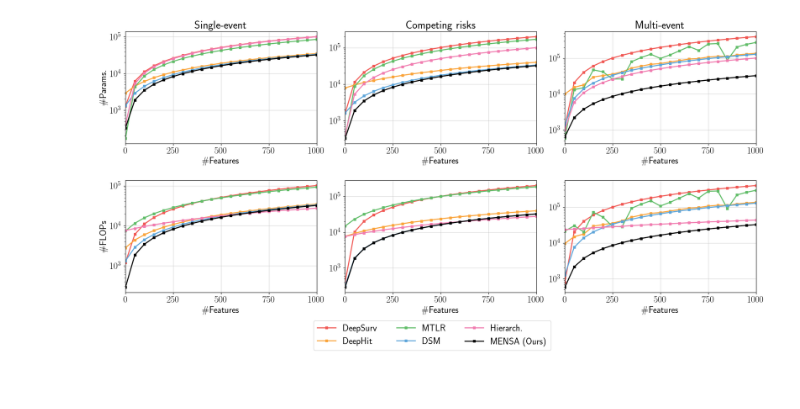
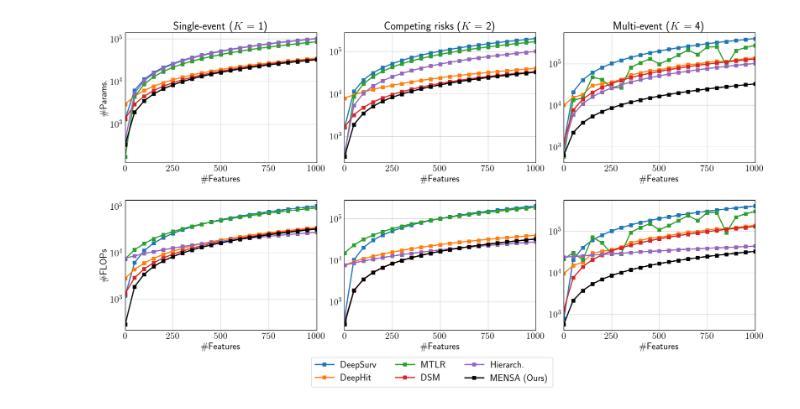
Before and after one commit to thecml/mensa, a Jupyter notebook: notebooks/plot_model_complex.ipynb, the cells around one changed output. Saved outputs shown, nothing was run; the diff lists cells and outputs as text; code cells hidden in the pictures; blank space fills up the shorter version.

Commit message:
Updated plotting

```diff
--- a/notebooks/plot_model_complex.ipynb
+++ b/notebooks/plot_model_complex.ipynb
@@ -19,12 +19,9 @@ matplotlib_style = 'default'
 import matplotlib.pyplot as plt; plt.style.use(matplotlib_style)
 plt.rcParams.update({'axes.labelsize': 'medium',
                      'axes.titlesize': 'large',
-                     'font.size': 18.0,
+                     'font.size': 16.0,
                      'text.usetex': True,
                      'text.latex.preamble': r'\usepackage{amsfonts} \usepackage{bm}'})
-
-from utility.plot import load_tf_color
-TFColor = load_tf_color()
 
 np.random.seed(0)
 torch.manual_seed(0)
@@ -59,13 +56,9 @@ df_competing = rename_model_names(df_competing)
 df_multi = rename_model_names(df_multi)
 # %%
 model_names = ["DeepSurv", "DeepHit", "MTLR", "DSM", "Hierarch.", "MENSA (Ours)"]
-subplot_cases = [
-    'Single-event',
-    'Competing risks',
-    'Multi-event',
-]
+subplot_cases = ['Single-event', 'Competing risks', 'Multi-event']
 
-fig, axs = plt.subplots(2, 3, figsize=(18, 8), constrained_layout=True,
+fig, axs = plt.subplots(2, 3, figsize=(16, 8), constrained_layout=True,
                         gridspec_kw={'hspace': 0.1})
 
 handles = []
@@ -105,33 +98,42 @@ for row in range(2):
             # Plot the data
             is_last = (model_name == "MENSA (Ours)")
             line, = ax.plot(model_data['NumFeatures'], metric,
-                            color=TFColor[i] if not is_last else '#000000', alpha=1,
+                            color=f'C{i}' if not is_last else '#000000', alpha=1,
                             marker="s", label=model_name,
-                            linewidth=2, markersize=4)
+                            linewidth=2, markersize=6)
 
             if model_name not in labels:
                 handles.append(line)
                 labels.append(model_name)
 
         # Set y-axis to log scale
         ax.set_yscale('log')
 
         # Set x-axis range and ticks
         ax.set_xlim(1, 1000)
         ax.set_xticks(np.arange(0, 1001, 250))
         ax.set_xlabel("\\#Features")
 
         # Add column headings only for the first row
         if row == 0:
+            if col == 0:
+                case += " (" + r'$K$ = 1' + ")"
+            elif col == 1:
+                case += " (" + r'$K$ = 2' + ")"
+            else:
+                case += " (" + r'$K$ = 4' + ")"
             ax.set_title(case)
 
         ax.grid(True, alpha=0.5)
 
         if col == 0:  # Add Y-label only on the leftmost column
             ax.set_ylabel(ylabel)
 
+        ax.tick_params(axis='y', which='both', length=0)
+        ax.tick_params(axis='x', which='both', length=0)
+
 # Add a single legend for all subplots
 fig.legend(handles, labels, loc='upper center', bbox_to_anchor=(0.5, 0), ncol=3)
 fig.savefig(f"{cfg.PLOTS_DIR}/model_complexcity.pdf", format='pdf', bbox_inches='tight')
 # %% [output]
-[figure, old version]
+[figure, new version]
```
Also changed, not shown: parts of 1 cell of this notebook, 3 other files.
